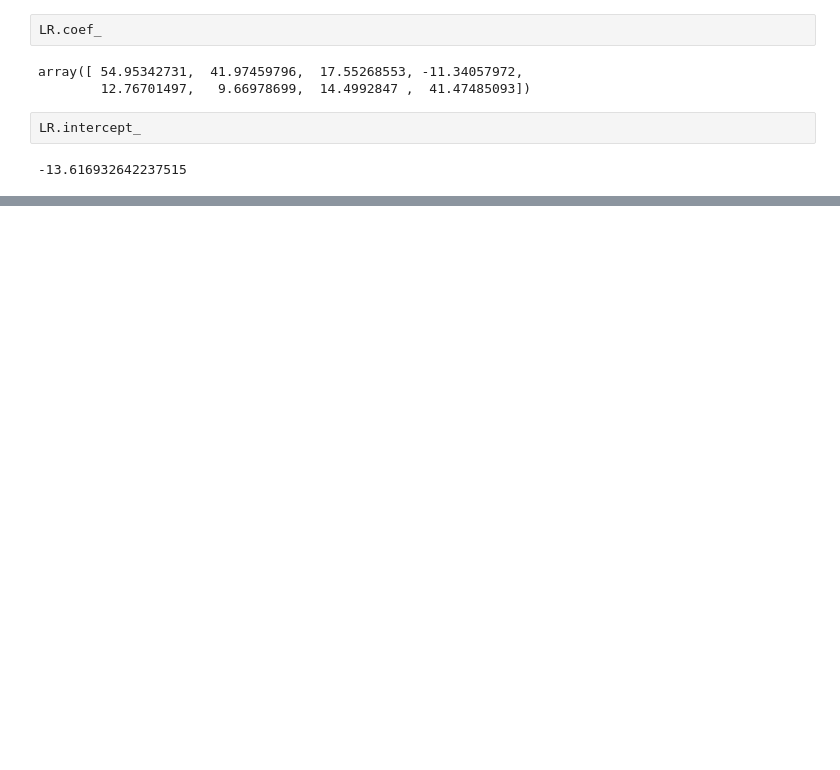
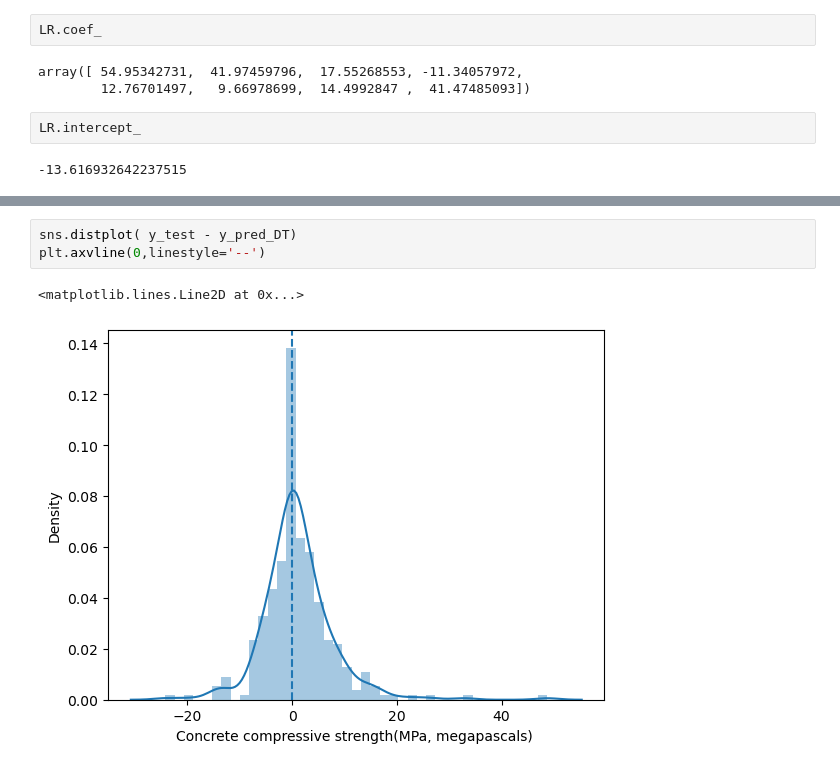
Before and after one commit to varunr1909/CementPrediction_Model, a Jupyter notebook: Model.ipynb, the cells around one changed output, grey strips where cells are left out. Drawn from its saved outputs; the diff is of its cells as text; blank space fills up the shorter version.

```diff
--- a/Model.ipynb
+++ b/Model.ipynb
@@ -249,0 +270,6 @@ LR.intercept_
+# %%
+sns.distplot( y_test - y_pred_DT)
+plt.axvline(0,linestyle='--')
+# %% [output]
+<matplotlib.lines.Line2D at 0x...>
+[figure, added]
```
Also changed, not shown: parts of 10 cells of this notebook.
